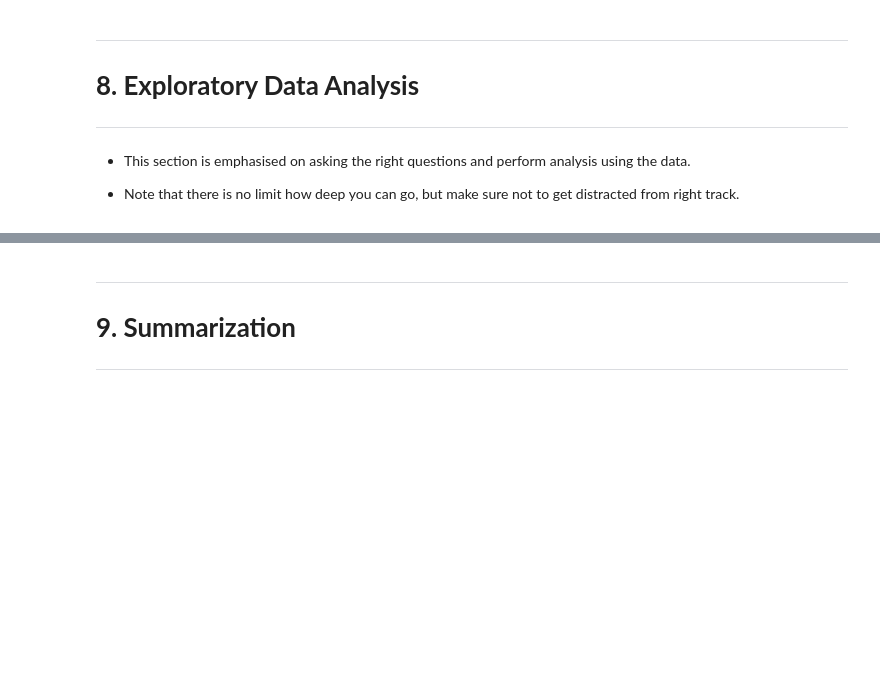
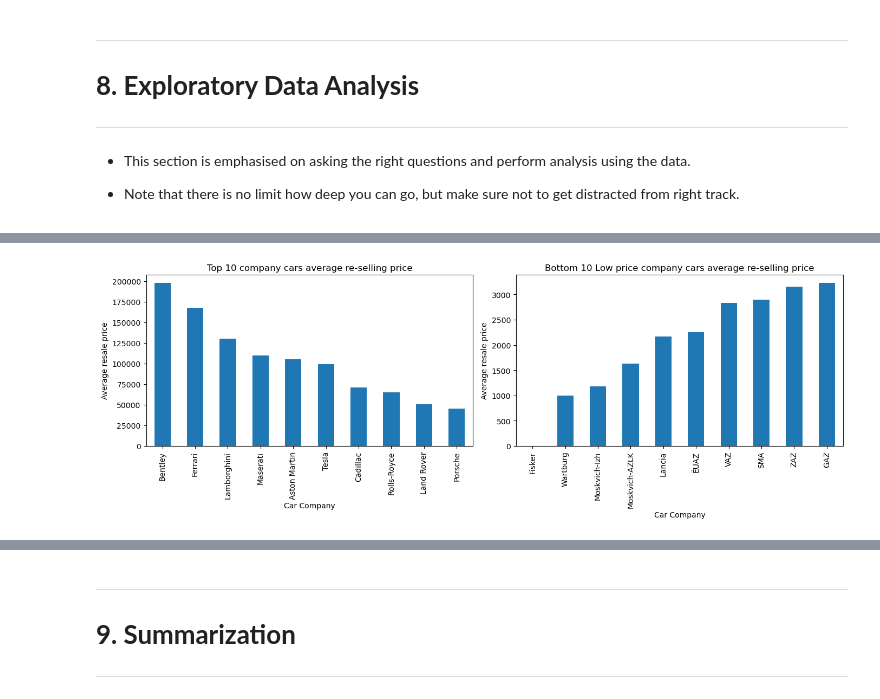
Before and after one commit to harshalkvibhandik/DataScienceProjects, a Jupyter notebook: Accredian/CDF_Project/EDA_1/Analysis_on_Used_Cars.ipynb, the cells around one changed output, grey strips where cells are left out. Drawn from its saved outputs; the diff is of its cells as text; code cells hidden in the pictures; blank space fills up the shorter version.

```diff
--- a/Accredian/CDF_Project/EDA_1/Analysis_on_Used_Cars.ipynb
+++ b/Accredian/CDF_Project/EDA_1/Analysis_on_Used_Cars.ipynb
@@ -409,0 +480,20 @@ plt.show()
+# %%
+# Analysis on top price and bottom price cars
+
+fig, ((ax1, ax2)) = plt.subplots(nrows=1, ncols=2, figsize=(14, 5))
+
+average_company_price = clean_data.groupby('car').aggregate('price').mean()
+
+average_company_price.sort_values(ascending=False).head(10).plot.bar(ax=ax1)
+ax1.set_title('Top 10 company cars average re-selling price')
+ax1.set_xlabel('Car Company')
+ax1.set_ylabel('Average resale price')
+
+average_company_price.sort_values(ascending=False).tail(10).sort_values().plot.bar(ax=ax2)
+ax2.set_title('Bottom 10 Low price company cars average re-selling price')
+ax2.set_xlabel('Car Company')
+ax2.set_ylabel('Average resale price')
+
+plt.tight_layout()
+# %% [output]
+[figure, added]
```
Also changed, not shown: parts of 31 cells of this notebook, 2 other files.
